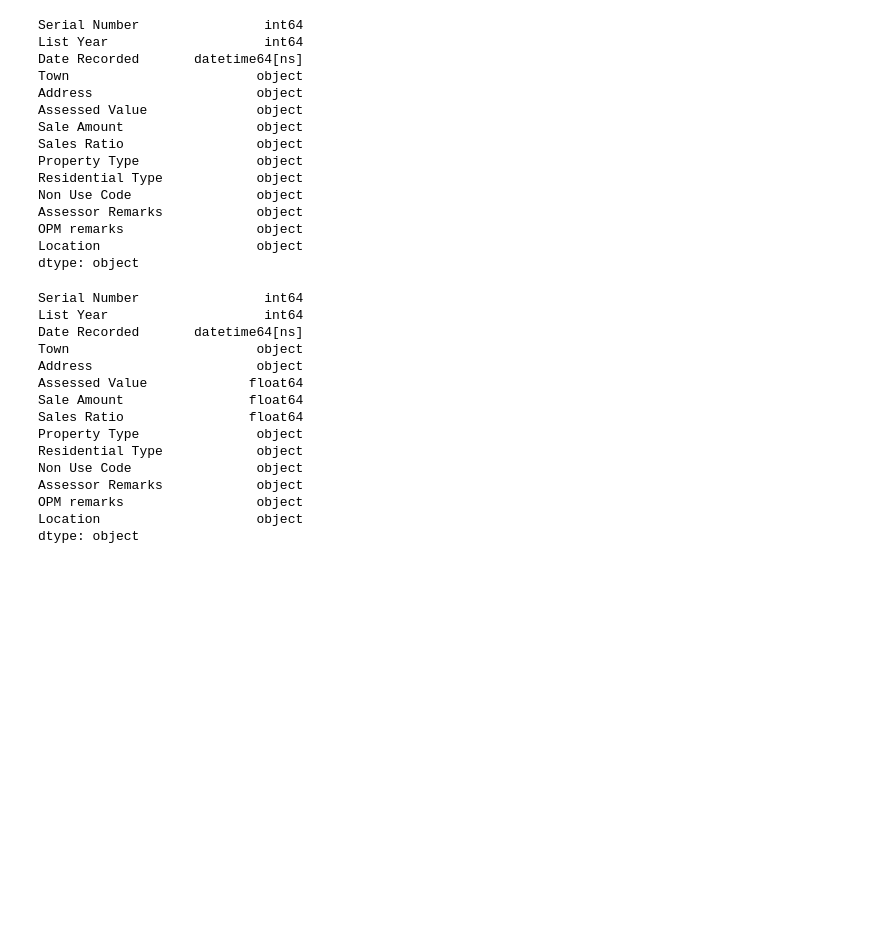
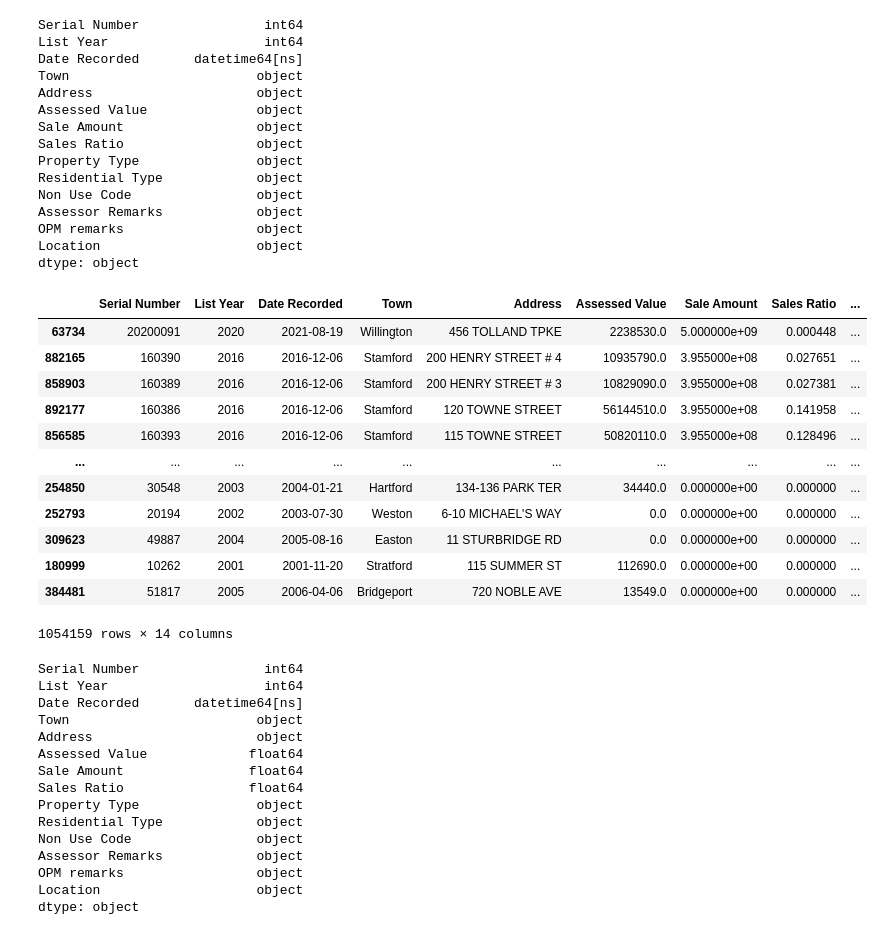
Before and after one commit to lucianotejada/Real-Estate-Sales-2001-2021-GL-Python, a Jupyter notebook: Real_Estate_Sales_2001-2021_GL.ipynb.ipynb, the cells around one changed output. Saved outputs shown, nothing was run; the diff lists cells and outputs as text; code cells hidden in the pictures; blank space fills up the shorter version.

```diff
--- a/Real_Estate_Sales_2001-2021_GL.ipynb.ipynb
+++ b/Real_Estate_Sales_2001-2021_GL.ipynb.ipynb
@@ -72,9 +84,23 @@ dtype: object
 # %%
 #Assessed Value, Sale Amount and Sales Ratio are object type meaning they have strings values on it. Let's fix that.
 df['Assessed Value'] = pd.to_numeric(df['Assessed Value'], errors='coerce').fillna(0)
 df['Sales Ratio'] = pd.to_numeric(df['Sales Ratio'], errors='coerce').fillna(0)
 df['Sale Amount'] = df['Sale Amount'].astype(float).round(2)
-#df.sort_values(by="Sale Amount", ascending=False)
+df.sort_values(by="Sale Amount", ascending=False)
+# %% [output]
+|  | Serial Number | List Year | Date Recorded | Town | Address | Assessed Value | Sale Amount | Sales Ratio | ... |
+| 63734 | 20200091 | 2020 | 2021-08-19 | Willington | 456 TOLLAND TPKE | 2238530.0 | 5.000000e+09 | 0.000448 | ... |
+| 882165 | 160390 | 2016 | 2016-12-06 | Stamford | 200 HENRY STREET # 4 | 10935790.0 | 3.955000e+08 | 0.027651 | ... |
+| 858903 | 160389 | 2016 | 2016-12-06 | Stamford | 200 HENRY STREET # 3 | 10829090.0 | 3.955000e+08 | 0.027381 | ... |
+| 892177 | 160386 | 2016 | 2016-12-06 | Stamford | 120 TOWNE STREET | 56144510.0 | 3.955000e+08 | 0.141958 | ... |
+| 856585 | 160393 | 2016 | 2016-12-06 | Stamford | 115 TOWNE STREET | 50820110.0 | 3.955000e+08 | 0.128496 | ... |
+| ... | ... | ... | ... | ... | ... | ... | ... | ... | ... |
+| 254850 | 30548 | 2003 | 2004-01-21 | Hartford | 134-136 PARK TER | 34440.0 | 0.000000e+00 | 0.000000 | ... |
+| 252793 | 20194 | 2002 | 2003-07-30 | Weston | 6-10 MICHAEL'S WAY | 0.0 | 0.000000e+00 | 0.000000 | ... |
+| 309623 | 49887 | 2004 | 2005-08-16 | Easton | 11 STURBRIDGE RD | 0.0 | 0.000000e+00 | 0.000000 | ... |
+| 180999 | 10262 | 2001 | 2001-11-20 | Stratford | 115 SUMMER ST | 112690.0 | 0.000000e+00 | 0.000000 | ... |
+| 384481 | 51817 | 2005 | 2006-04-06 | Bridgeport | 720 NOBLE AVE | 13549.0 | 0.000000e+00 | 0.000000 | ... |
+1054159 rows × 14 columns
 # %%
 df.dtypes
 # %% [output]
```
Also changed, not shown: parts of 8 cells of this notebook.
